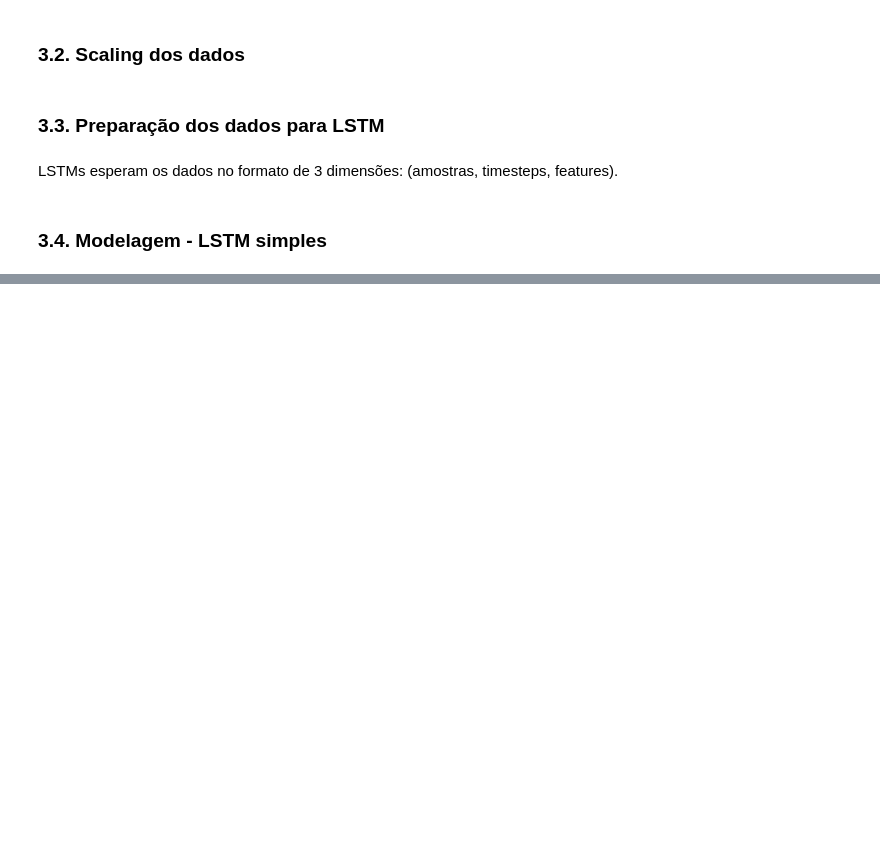
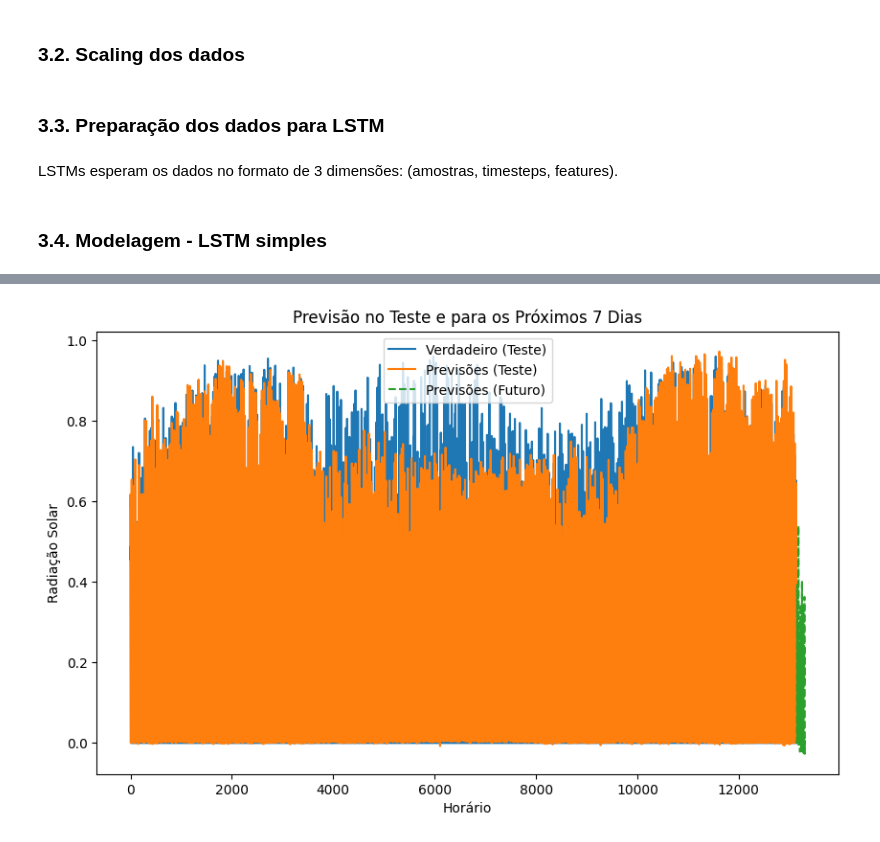
Before and after one commit to mateusalbuq/solar-hydrogen-tcc, a Jupyter notebook: prediction_dl_sobral.ipynb, the cells around one changed output, grey strips where cells are left out. Cells and saved outputs as stored; diff of their text form; code cells hidden in the pictures; blank space fills up the shorter version.

```diff
--- a/prediction_dl_sobral.ipynb
+++ b/prediction_dl_sobral.ipynb
@@ -203,0 +446,12 @@ plt.show()
+# %%
+# instanciar melhor modelo e fit
+# Melhores hiperparâmetros encontrados
+best_params = random_search.best_params_
+
+# Recrie o modelo usando os melhores parâmetros
+best_model = lstm_model(
+    neurons=best_params["model__neurons"],
+    layers=best_params["model__layers"],
+    dropout=best_params["model__dropout"],
+    learning_rate=best_params["model__learning_rate"]
+)
@@ -203,0 +566,41 @@ plt.show()
+# %%
+# Previsão para os próximos 7 dias (168 horas)
+def forecast_future(model, X_last, n_steps):
+    """
+    Gera previsões iterativas para n_steps no futuro.
+    :param model: Modelo treinado
+    :param X_last: Última janela de entrada (shape: [1, janela, n_features])
+    :param n_steps: Número de passos para prever
+    :return: Previsões para os próximos n_steps
+    """
+    predictions = []
+    input_seq = X_last.copy()
+
+    for _ in range(n_steps):
+        pred = best_model.predict(input_seq)[0]  # Previsão para t+1
+        predictions.append(pred)
+
+        # Atualizar a sequência de entrada (deslocar para incluir a nova previsão)
+        input_seq = np.roll(input_seq, shift=-1, axis=1)
+        input_seq[0, -1, :] = pred  # Substituir o último valor com a previsão
+
+    return np.array(predictions)
+
+# Última janela de entrada do conjunto de teste
+X_last = X_test[-1].reshape(1, X_test.shape[1], X_test.shape[2])
+
+# Previsão para os próximos 7 dias
+n_steps = 7 * 24  # Prever 7 dias (168 horas)
+future_predictions = forecast_future(random_search.best_estimator_.model, X_last, n_steps)
+
+# Visualização das previsões
+plt.figure(figsize=(10, 6))
+plt.plot(range(len(y_test)), y_test, label="Verdadeiro (Teste)")
+plt.plot(range(len(y_pred_test)), y_pred_test, label="Previsões (Teste)")
+plt.plot(range(len(y_test), len(y_test) + n_steps), future_predictions, label="Previsões (Futuro)", linestyle="--")
+plt.xlabel("Horário")
+plt.ylabel("Radiação Solar")
+plt.legend()
+plt.title("Previsão no Teste e para os Próximos 7 Dias")
+plt.show()
+# %% [output]
@@ -203,0 +624 @@ plt.show()
+[figure, added]
```
Also changed, not shown: parts of 21 cells of this notebook.
